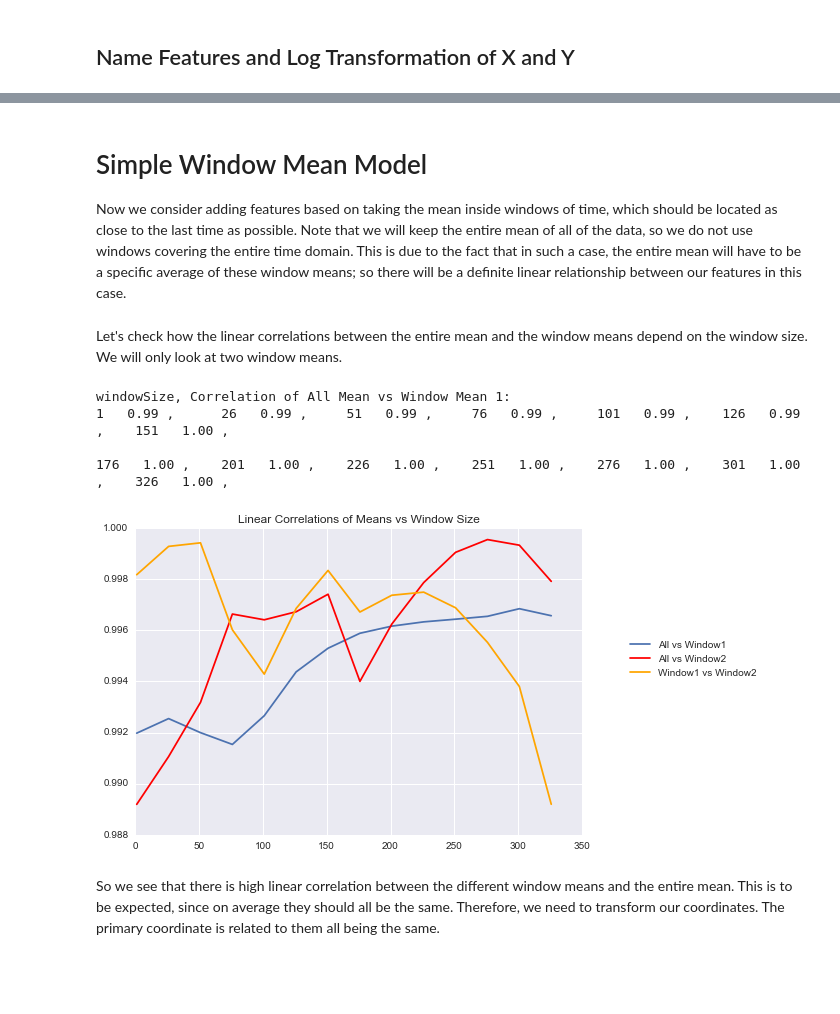
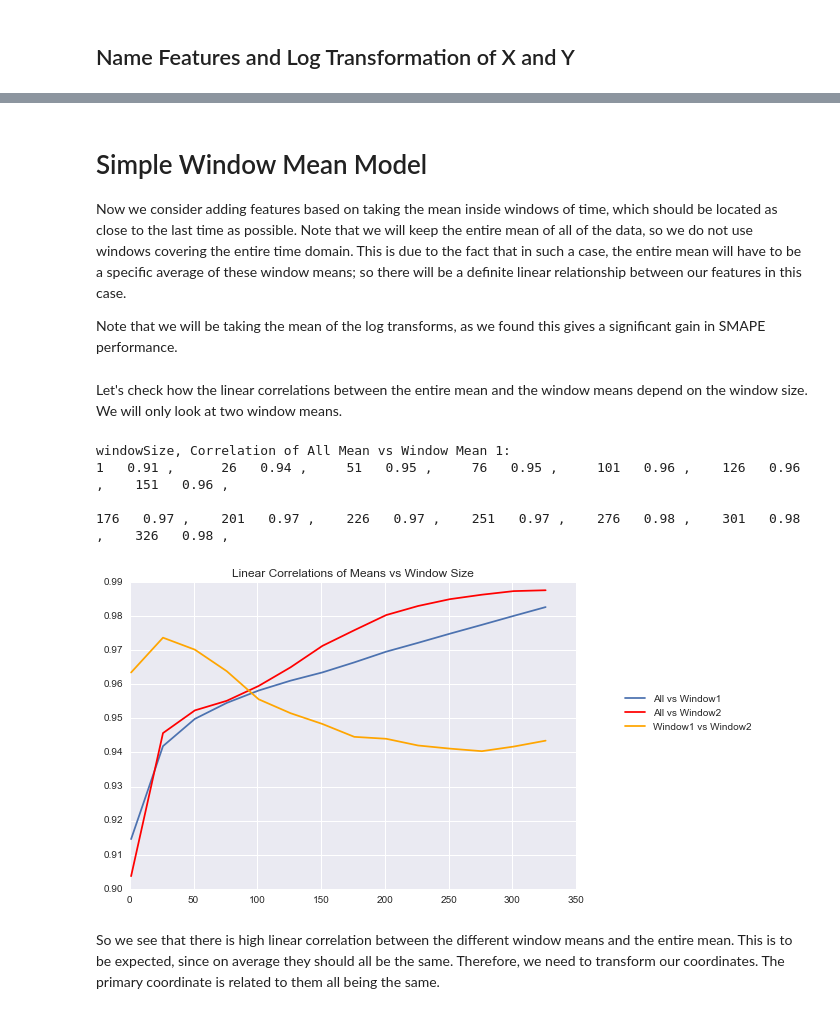
Before and after one commit to MatthewMcGonagle/KaggleWikiTraffic, a Jupyter notebook: FinalReport.ipynb, the cells around one changed output, grey strips where cells are left out. Cells and saved outputs as stored; diff of their text form; code cells hidden in the pictures; blank space fills up the shorter version.

Commit message:
Switched to using log transforms on windows. We know the log transform will give improvements, so there is no need to compare with and without the log transforms.

```diff
--- a/FinalReport.ipynb
+++ b/FinalReport.ipynb
@@ -660,6 +660,8 @@ Proportion of improvement from previous model is  0.078
 # Simple Window Mean Model
 
 Now we consider adding features based on taking the mean inside windows of time, which should be located as close to the last time as possible. Note that we will keep the entire mean of all of the data, so we do not use windows covering the entire time domain. This is due to the fact that in such a case, the entire mean will have to be a specific average of these window means; so there will be a definite linear relationship between our features in this case.
+
+Note that we will be taking the mean of the log transforms, as we found this gives a significant gain in SMAPE performance.
 # %%
 # Function for computing the window means. We specify the number of windows and every window has the same window size.
 
@@ -682,36 +684,38 @@ Let's check how the linear correlations between the entire mean and the window m
 # %%
 # Let's look at linear correlations of window means for different window sizes and for number of windows is 2.
 
+param = 300
 search = np.arange(1, 350, 25)
 nColumns = 7
 columns = np.arange(len(search)) % nColumns
-all_means = X_train[:, nName:].mean(axis = 1, keepdims = True)
+Z_train = np.log(param + X_train[:, nName:])
+all_means = Z_train.mean(axis = 1, keepdims = True)
 
 corrs = []
 print('windowSize, Correlation of All Mean vs Window Mean 1:')
 for var, col in zip(search, columns):
 
-    tFeatures = timeFeatures(X_train[:, nName:], var)
+    tFeatures = timeFeatures(Z_train, var)
     corr_vars = tFeatures.T
     corr_matrix = np.corrcoef(corr_vars)
     corrs.append(corr_matrix)
     print(var, ' ', '%.2f' % corr_matrix[0, 1], ',\t', end = '')
     if col == nColumns - 1:
         print('\n')
 
 corrs = np.stack(corrs)
 plt.plot(search, corrs[:, 0, 1])
 plt.plot(search, corrs[:, 0, 2], color = 'red')
 plt.plot(search, corrs[:, 1, 2], color = 'orange')
 plt.legend(['All vs Window1', 'All vs Window2', 'Window1 vs Window2'], loc = (1.1, 0.5))
 plt.title('Linear Correlations of Means vs Window Size')
 plt.show()
 # %% [output]
 windowSize, Correlation of All Mean vs Window Mean 1:
-1   0.99 ,      26   0.99 ,     51   0.99 ,     76   0.99 ,     101   0.99 ,    126   0.99 ,    151   1.00 ,
+1   0.91 ,      26   0.94 ,     51   0.95 ,     76   0.95 ,     101   0.96 ,    126   0.96 ,    151   0.96 ,
 
-176   1.00 ,    201   1.00 ,    226   1.00 ,    251   1.00 ,    276   1.00 ,    301   1.00 ,    326   1.00 ,
+176   0.97 ,    201   0.97 ,    226   0.97 ,    251   0.97 ,    276   0.98 ,    301   0.98 ,    326   0.98 ,
-[figure, old version]
+[figure, new version]
 # %% [markdown]
 So we see that there is high linear correlation between the different window means and the entire mean. This is to be expected, since on average they should all be the same. Therefore, we need to transform our coordinates. The primary coordinate is related to them all being the same.
 # %%
```
Also changed, not shown: parts of 15 cells of this notebook.
